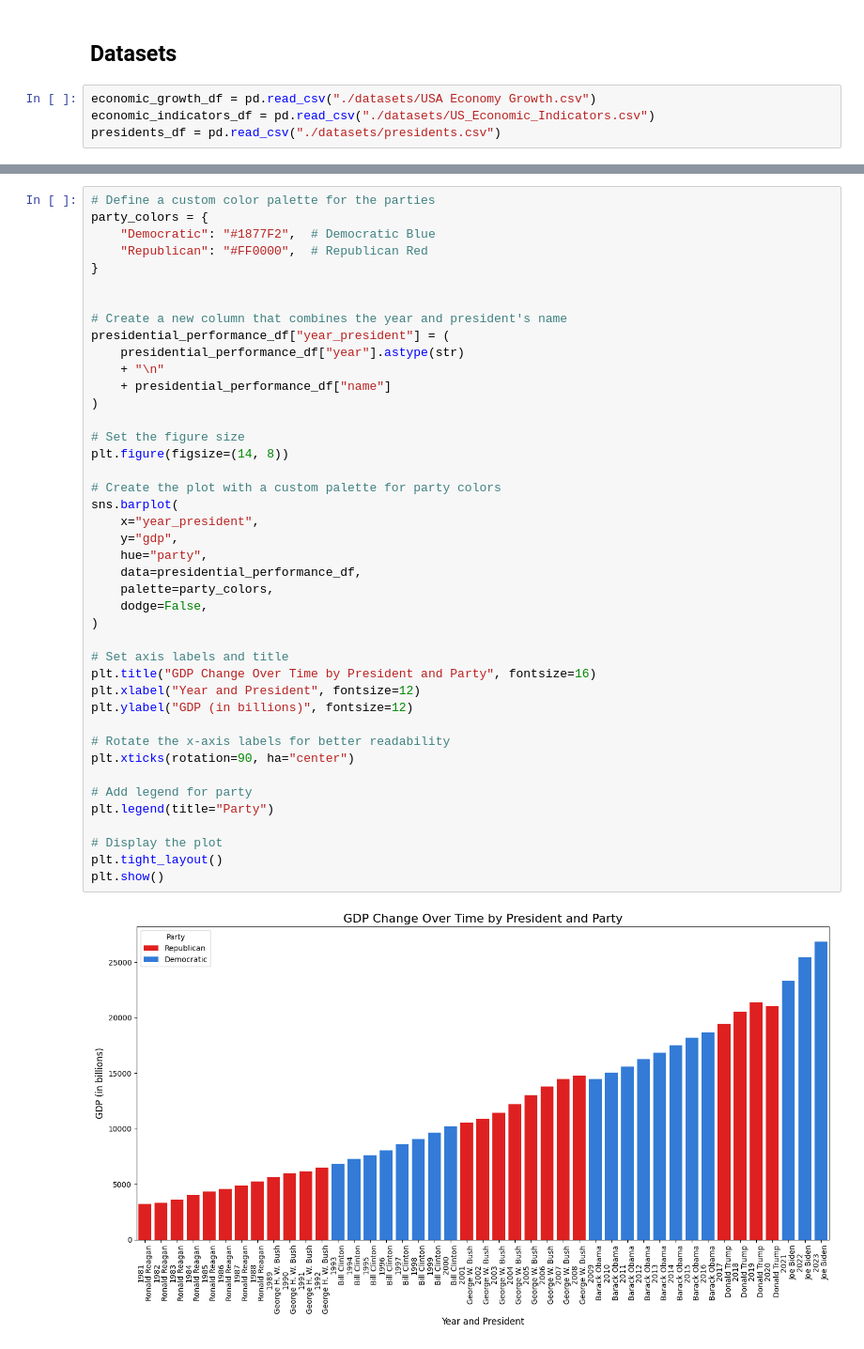
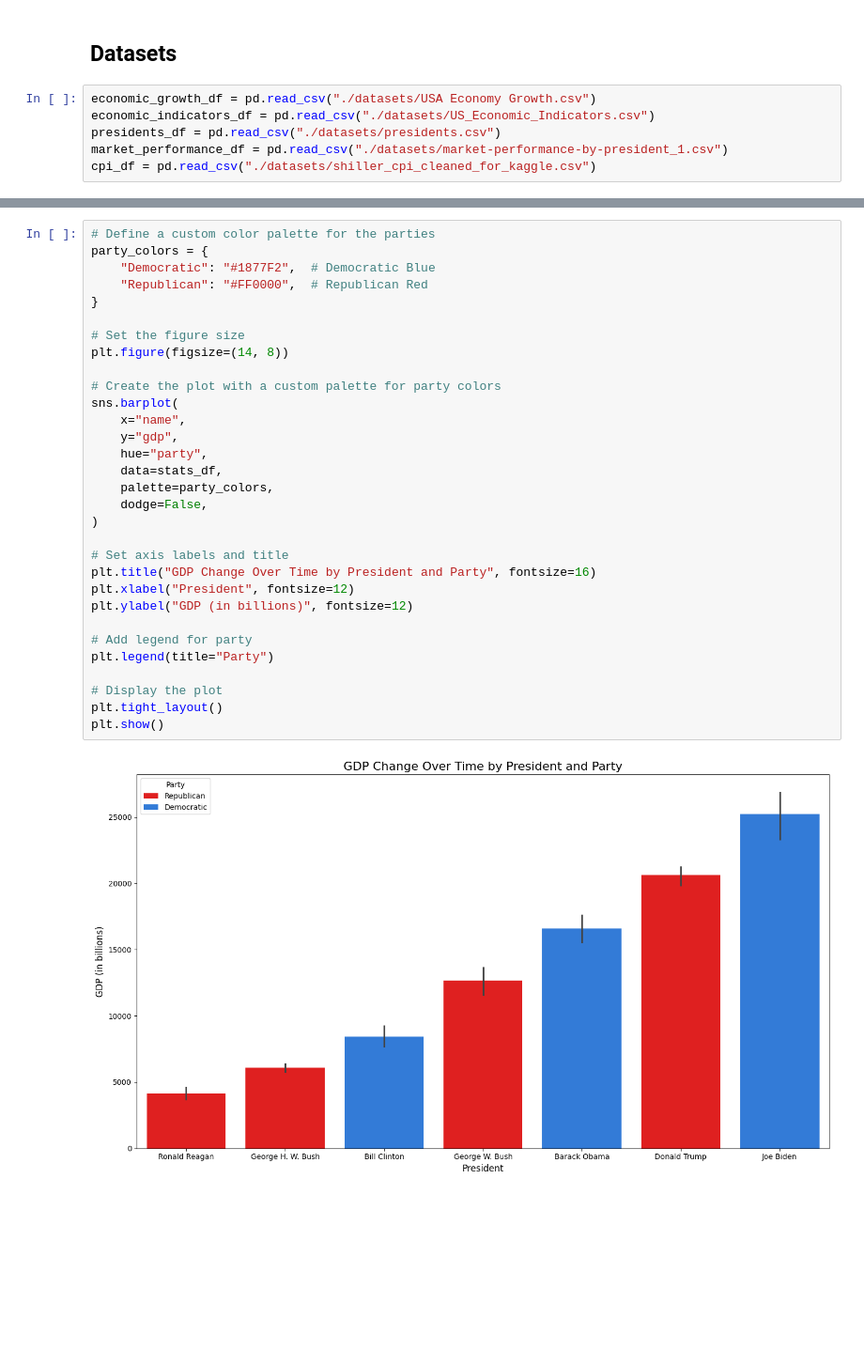
Before and after one commit to cliffpyles/EconomicPerformance, a Jupyter notebook: EconomicPerformance.ipynb, the cells around one changed output, grey strips where cells are left out. Shown at 94% size. Cells and saved outputs as stored; diff of their text form; blank space fills up the shorter version.

```diff
--- a/EconomicPerformance.ipynb
+++ b/EconomicPerformance.ipynb
@@ -19,3 +89,5 @@ https://www.kaggle.com/datasets/georgescutelnicu/us-presidents
 economic_growth_df = pd.read_csv("./datasets/USA Economy Growth.csv")
 economic_indicators_df = pd.read_csv("./datasets/US_Economic_Indicators.csv")
 presidents_df = pd.read_csv("./datasets/presidents.csv")
+market_performance_df = pd.read_csv("./datasets/market-performance-by-president_1.csv")
+cpi_df = pd.read_csv("./datasets/shiller_cpi_cleaned_for_kaggle.csv")
@@ -126,44 +230,33 @@ memory usage: 4.4+ KB
 # %%
 # Define a custom color palette for the parties
 party_colors = {
     "Democratic": "#1877F2",  # Democratic Blue
     "Republican": "#FF0000",  # Republican Red
 }
 
-
-# Create a new column that combines the year and president's name
-presidential_performance_df["year_president"] = (
-    presidential_performance_df["year"].astype(str)
-    + "\n"
-    + presidential_performance_df["name"]
-)
-
 # Set the figure size
 plt.figure(figsize=(14, 8))
 
 # Create the plot with a custom palette for party colors
 sns.barplot(
-    x="year_president",
+    x="name",
     y="gdp",
     hue="party",
-    data=presidential_performance_df,
+    data=stats_df,
     palette=party_colors,
     dodge=False,
 )
 
 # Set axis labels and title
 plt.title("GDP Change Over Time by President and Party", fontsize=16)
-plt.xlabel("Year and President", fontsize=12)
+plt.xlabel("President", fontsize=12)
 plt.ylabel("GDP (in billions)", fontsize=12)
-
-# Rotate the x-axis labels for better readability
-plt.xticks(rotation=90, ha="center")
 
 # Add legend for party
 plt.legend(title="Party")
 
 # Display the plot
 plt.tight_layout()
 plt.show()
 # %% [output]
-[figure, old version]
+[figure, new version]
```
Also changed, not shown: parts of 24 cells of this notebook, 2 other files.
